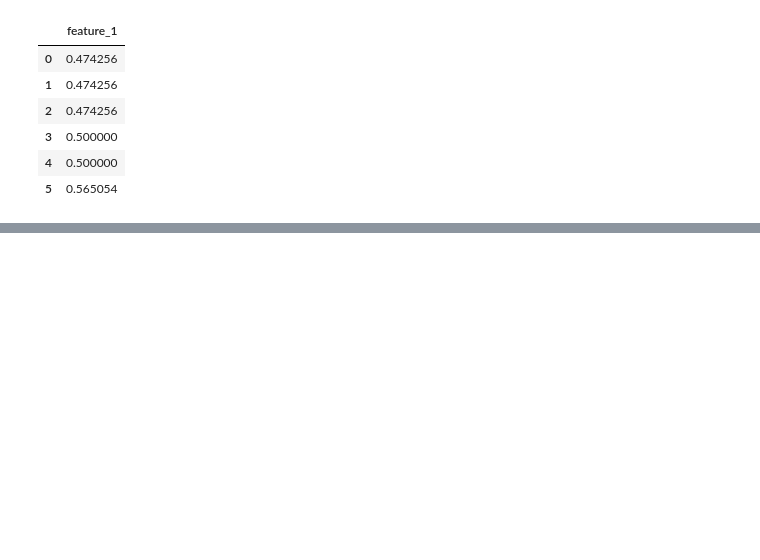
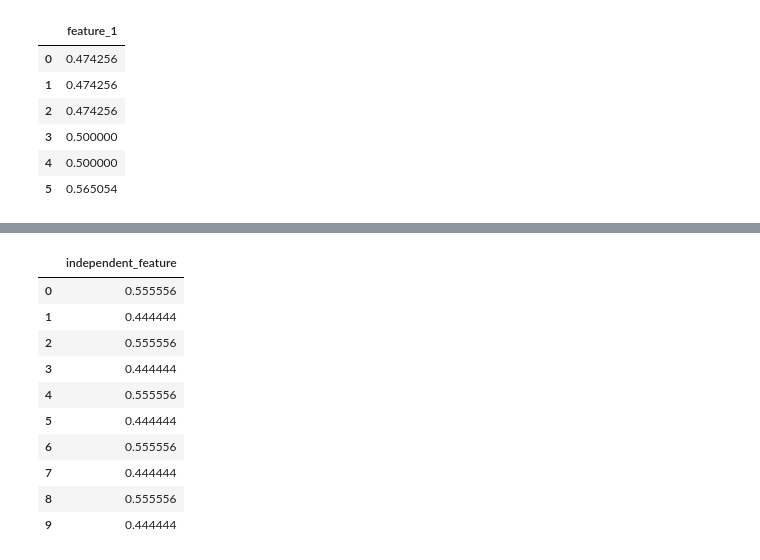
Before and after one commit to dooreas/TowardsCatboost, a Jupyter notebook: towards_catboost.ipynb, the cells around one changed output, grey strips where cells are left out. Saved outputs shown, nothing was run; the diff lists cells and outputs as text; code cells hidden in the pictures; blank space fills up the shorter version.

```diff
--- a/towards_catboost.ipynb
+++ b/towards_catboost.ipynb
@@ -182,0 +213,16 @@ These are basically two scenarios:
+# %%
+loo_encoder = ce.LeaveOneOutEncoder()
+encoded_data = loo_encoder.fit_transform(dataset_2[["independent_feature"]], dataset_2["target"])
+encoded_data
+# %% [output]
+|  | independent_feature |
+| 0 | 0.555556 |
+| 1 | 0.444444 |
+| 2 | 0.555556 |
+| 3 | 0.444444 |
+| 4 | 0.555556 |
+| 5 | 0.444444 |
+| 6 | 0.555556 |
+| 7 | 0.444444 |
+| 8 | 0.555556 |
+| 9 | 0.444444 |
```
Also changed, not shown: parts of 8 cells of this notebook, 1 other file.
